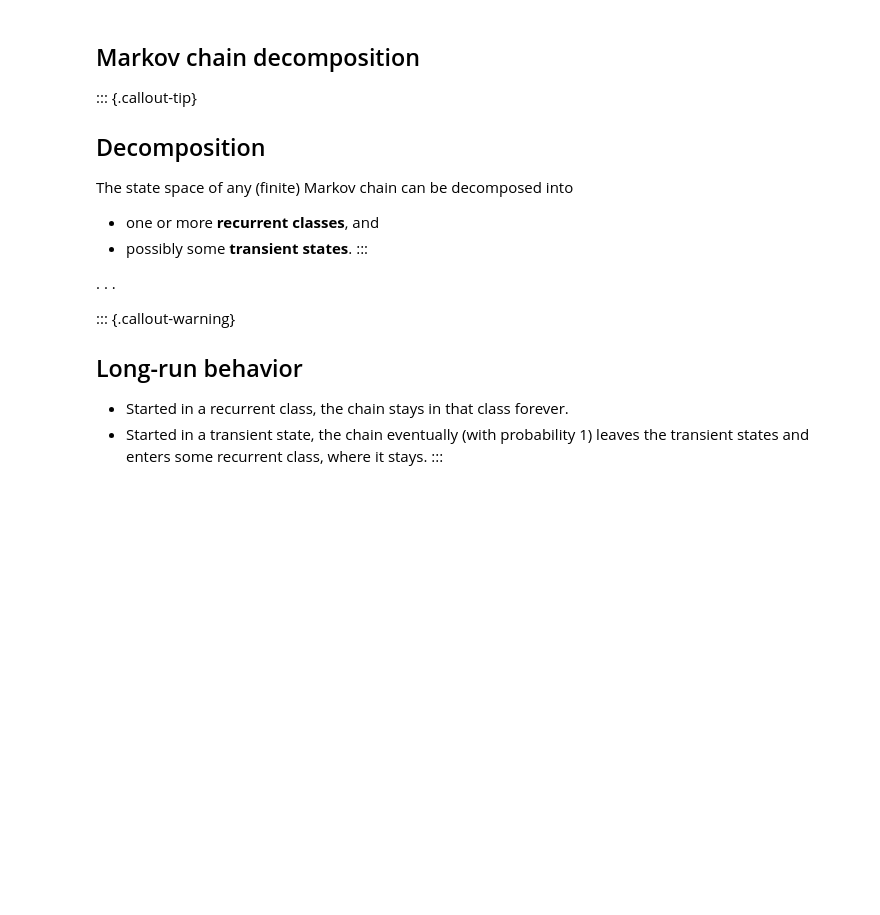
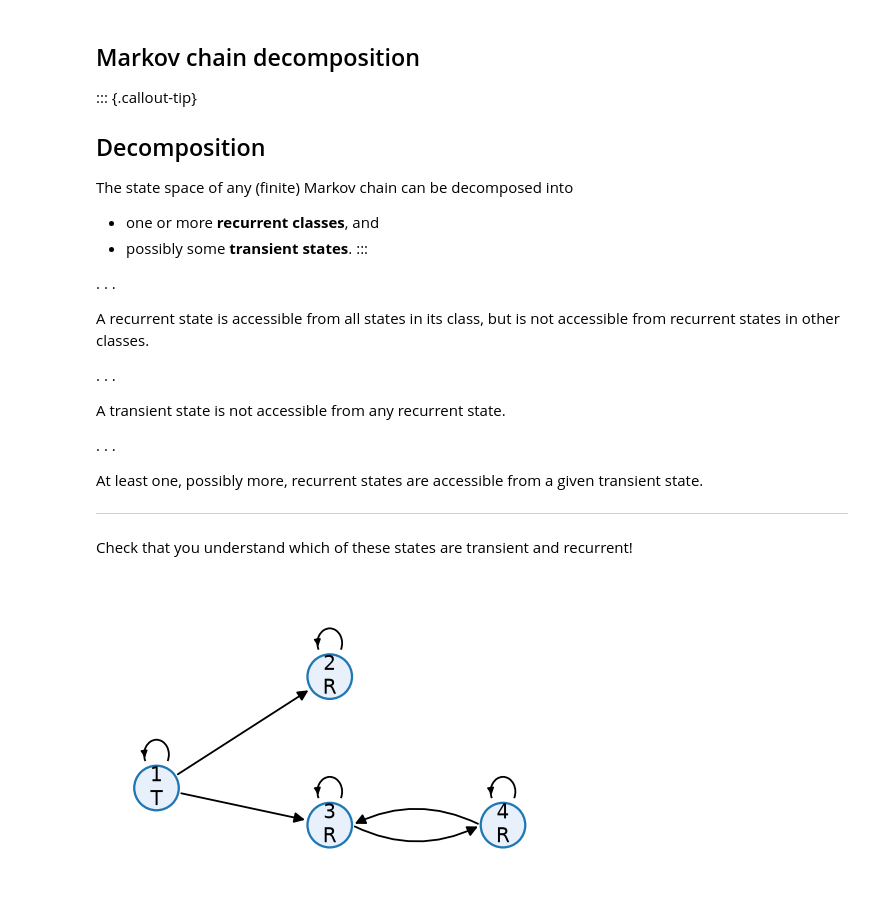
Before and after one commit to jamiehadd/Math-151-Probability, a Jupyter notebook: 20_discrete-time-markov-chains.ipynb, the cells around one changed output. Drawn from its saved outputs; the diff is of its cells as text; code cells hidden in the pictures; blank space fills up the shorter version.

```diff
--- a/20_discrete-time-markov-chains.ipynb
+++ b/20_discrete-time-markov-chains.ipynb
@@ -349,9 +334,43 @@ The state space of any (finite) Markov chain can be decomposed into
 
 . . .
 
-::: {.callout-warning}
-## Long-run behavior
+A recurrent state is accessible from all states in its class, but is not accessible from recurrent states in other classes.
 
-- Started in a recurrent class, the chain stays in that class forever.
-- Started in a transient state, the chain eventually (with probability 1) leaves the transient states and enters some recurrent class, where it stays.
-:::
+. . .
+
+A transient state is not accessible from any recurrent state.
+
+. . .
+
+At least one, possibly more, recurrent states are accessible from a given transient state.
+
+---
+
+Check that you understand which of these states are transient and recurrent!
+# %%
+#| fig-height: 3
+P = np.array([[0.4, 0.3, 0.3, 0.0],
+              [0.0, 1.0, 0.0, 0.0],
+              [0.0, 0.0, 0.6, 0.4],
+              [0.0, 0.0, 0.7, 0.3]])
+assert np.allclose(P.sum(axis=1), 1)
+m = len(P)
+
+# accessibility: A[i, j] is True if j can be reached from i in >= 0 steps
+A = np.linalg.matrix_power(np.eye(m) + (P > 0), m - 1) > 0
+
+# i is recurrent iff every state accessible from i can get back to i
+recurrent = [i for i in range(m) if all(A[j, i] for j in range(m) if A[i, j])]
+
+# node labels include the state type
+labels = [f"{i + 1}\n" + ("R" if i in recurrent else "T") for i in range(m)]
+
+# blank edge labels: every entry is an empty string
+edge_labels = [[""] * m for _ in range(m)]
+
+pos = [(0.0, 0.0), (0.7, 0.45), (0.7, -0.15), (1.4, -0.15)]
+fig, ax = plt.subplots(figsize=(9, 3))
+draw_chain(P.tolist(), pos, ax, labels=labels, edge_labels=edge_labels)
+plt.tight_layout(); plt.show()
+# %% [output]
+[figure, added]
```
Also changed, not shown: parts of 23 cells of this notebook, 7 other files.
